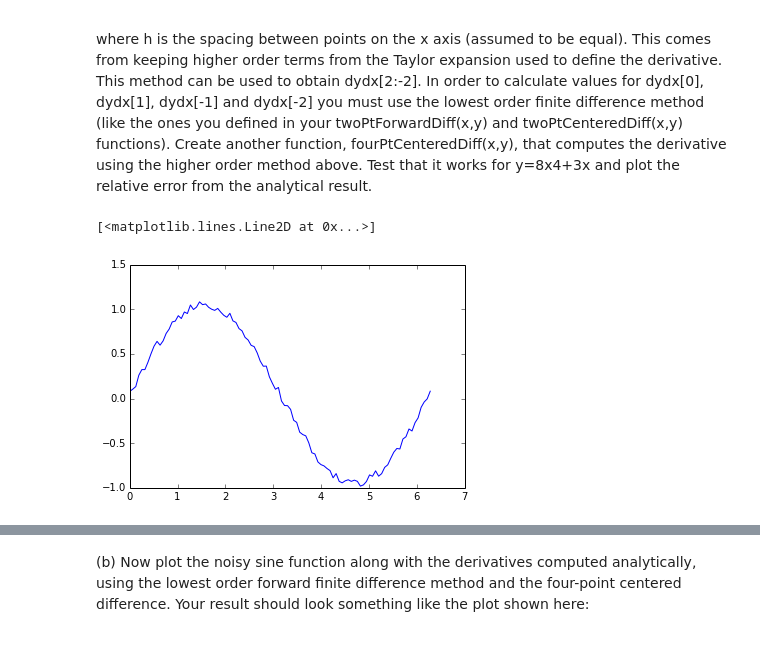
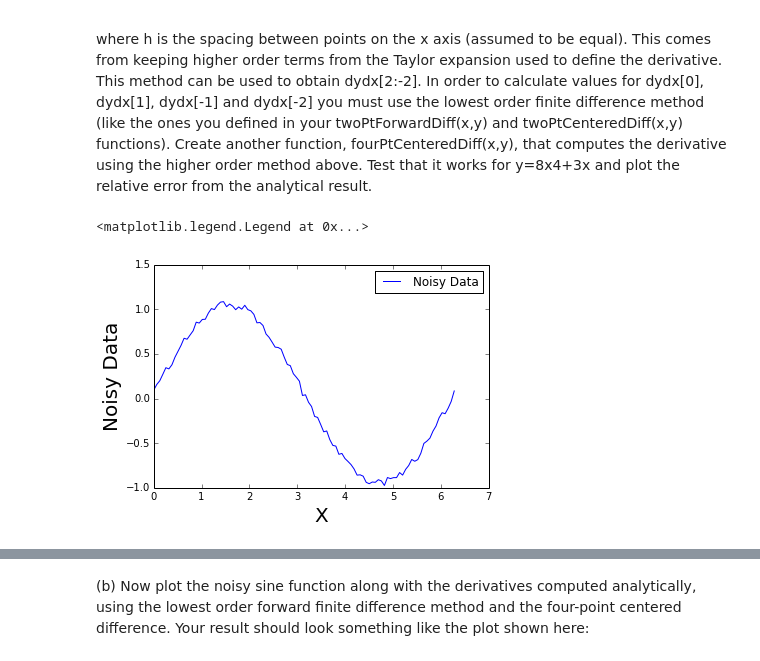
Before and after one commit to eizaguir/PHYS202-S14, a Jupyter notebook: SciPy/DifferentiationExercises.ipynb, the cells around one changed output, grey strips where cells are left out. Saved outputs shown, nothing was run; the diff lists cells and outputs as text; code cells hidden in the pictures.

```diff
--- a/SciPy/DifferentiationExercises.ipynb
+++ b/SciPy/DifferentiationExercises.ipynb
@@ -144,11 +144,13 @@ where h is the spacing between points on the x axis (assumed to be equal). This
 # %%
 x = np.linspace(0,2*pi,100)
 y = np.sin(x) + 0.1*random.random(size=x.shape)
-
-plt.plot(x,y)
+plt.xlabel("X",fontsize="20")
+plt.ylabel("Noisy Data",fontsize="20")
+plt.plot(x,y,label="Noisy Data")
+plt.legend(loc="best")
 # %% [output]
-[<matplotlib.lines.Line2D at 0x...>]
+<matplotlib.legend.Legend at 0x...>
-[figure, old version]
+[figure, new version]
 # %%
 def fourPtCenteredDiff(x,y):
     """ Enter in an x array and a y array, send back
```
Also changed, not shown: parts of 7 cells of this notebook.
